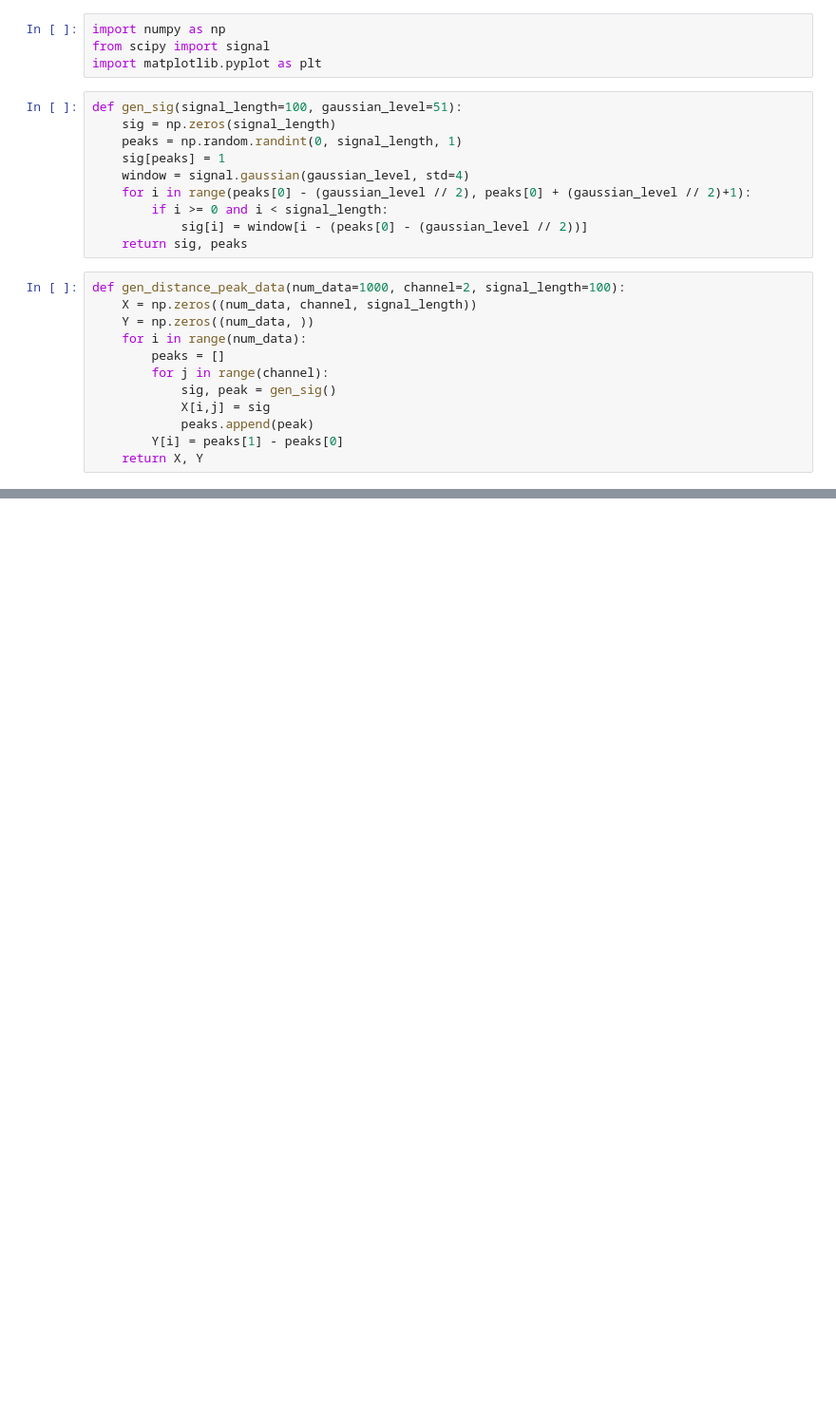
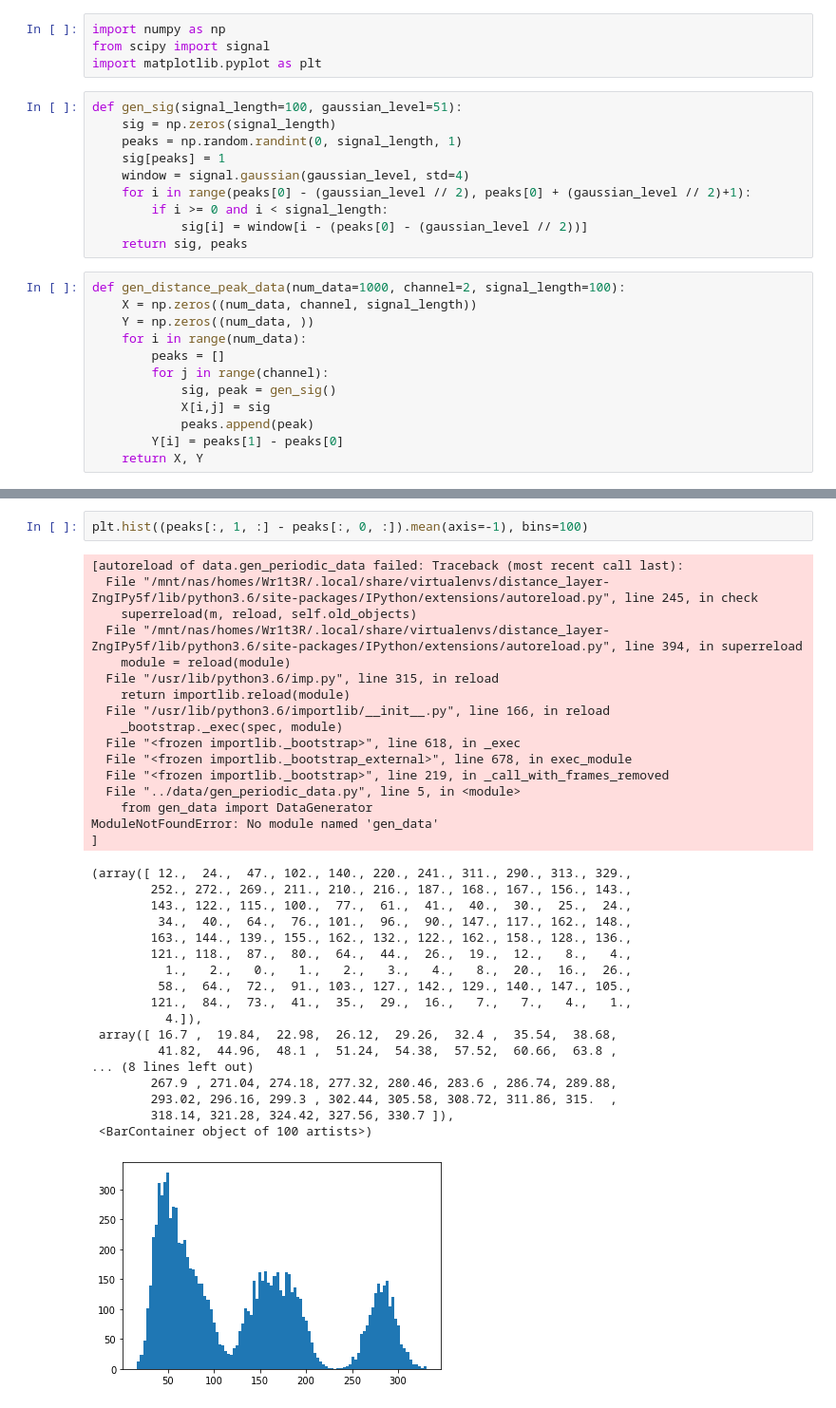
Before and after one commit to toosyou/DistanceNet, a Jupyter notebook: notebooks/gen_data.ipynb, the cells around one changed output, grey strips where cells are left out. Shown at 95% size. Drawn from its saved outputs; the diff is of its cells as text; blank space fills up the shorter version.

```diff
--- a/notebooks/gen_data.ipynb
+++ b/notebooks/gen_data.ipynb
@@ -64,0 +102,37 @@ The autoreload extension is already loaded. To reload it, use:
+# %%
+plt.hist((peaks[:, 1, :] - peaks[:, 0, :]).mean(axis=-1), bins=100)
+# %% [output]
+[autoreload of data.gen_periodic_data failed: Traceback (most recent call last):
+  File "/mnt/nas/homes/Wr1t3R/.local/share/virtualenvs/distance_layer-ZngIPy5f/lib/python3.6/site-packages/IPython/extensions/autoreload.py", line 245, in check
+    superreload(m, reload, self.old_objects)
+  File "/mnt/nas/homes/Wr1t3R/.local/share/virtualenvs/distance_layer-ZngIPy5f/lib/python3.6/site-packages/IPython/extensions/autoreload.py", line 394, in superreload
+    module = reload(module)
+  File "/usr/lib/python3.6/imp.py", line 315, in reload
+    return importlib.reload(module)
+  File "/usr/lib/python3.6/importlib/__init__.py", line 166, in reload
+    _bootstrap._exec(spec, module)
+  File "<frozen importlib._bootstrap>", line 618, in _exec
+  File "<frozen importlib._bootstrap_external>", line 678, in exec_module
+  File "<frozen importlib._bootstrap>", line 219, in _call_with_frames_removed
+  File "../data/gen_periodic_data.py", line 5, in <module>
+    from gen_data import DataGenerator
+ModuleNotFoundError: No module named 'gen_data'
+]
+(array([ 12.,  24.,  47., 102., 140., 220., 241., 311., 290., 313., 329.,
+        252., 272., 269., 211., 210., 216., 187., 168., 167., 156., 143.,
+        143., 122., 115., 100.,  77.,  61.,  41.,  40.,  30.,  25.,  24.,
+         34.,  40.,  64.,  76., 101.,  96.,  90., 147., 117., 162., 148.,
+        163., 144., 139., 155., 162., 132., 122., 162., 158., 128., 136.,
+        121., 118.,  87.,  80.,  64.,  44.,  26.,  19.,  12.,   8.,   4.,
+          1.,   2.,   0.,   1.,   2.,   3.,   4.,   8.,  20.,  16.,  26.,
+         58.,  64.,  72.,  91., 103., 127., 142., 129., 140., 147., 105.,
+        121.,  84.,  73.,  41.,  35.,  29.,  16.,   7.,   7.,   4.,   1.,
+          4.]),
+ array([ 16.7 ,  19.84,  22.98,  26.12,  29.26,  32.4 ,  35.54,  38.68,
+         41.82,  44.96,  48.1 ,  51.24,  54.38,  57.52,  60.66,  63.8 ,
+... (8 lines left out)
+        267.9 , 271.04, 274.18, 277.32, 280.46, 283.6 , 286.74, 289.88,
+        293.02, 296.16, 299.3 , 302.44, 305.58, 308.72, 311.86, 315.  ,
+        318.14, 321.28, 324.42, 327.56, 330.7 ]),
+ <BarContainer object of 100 artists>)
+[figure, added]
```
Also changed, not shown: parts of 9 cells of this notebook, 6 other files.
